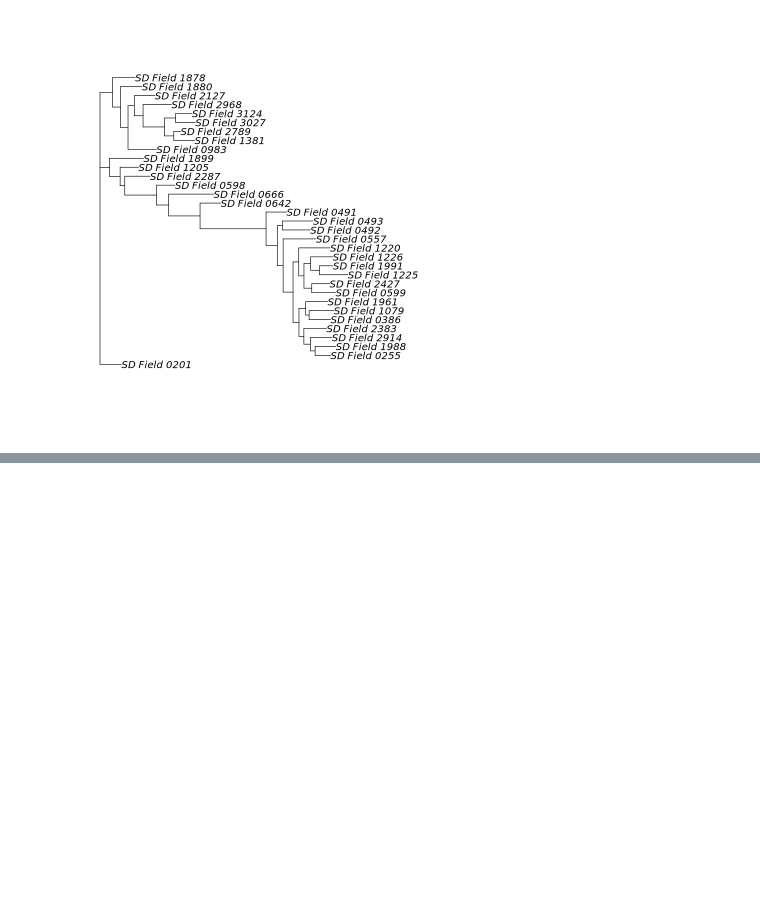
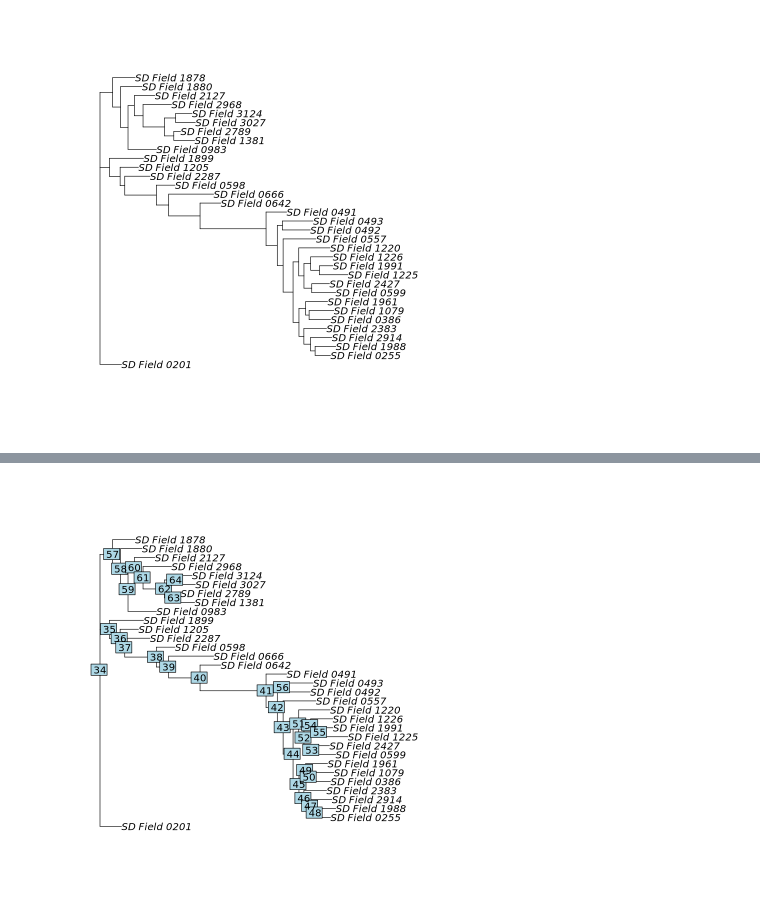
Before and after one commit to wyoibc/RADseq_cloud_learn, a Jupyter notebook: plot_phylo.ipynb, the cells around one changed output, grey strips where cells are left out. Cells and saved outputs as stored; diff of their text form; code cells hidden in the pictures; blank space fills up the shorter version.

Commit message:
more work on phylo plot

```diff
--- a/plot_phylo.ipynb
+++ b/plot_phylo.ipynb
@@ -29,0 +35,6 @@ plot.phylo(iq_tree) # plot the tree
+# %%
+# start by plotting the tree with node labels so that we can the index of the node we want to root on:
+plot(iq_tree) # note here that just using plot() will call plot.phylo because the object to be plotted is a phylo object
+nodelabels()
+# %% [output]
+[figure, added]
```
Also changed, not shown: parts of 11 cells of this notebook.
